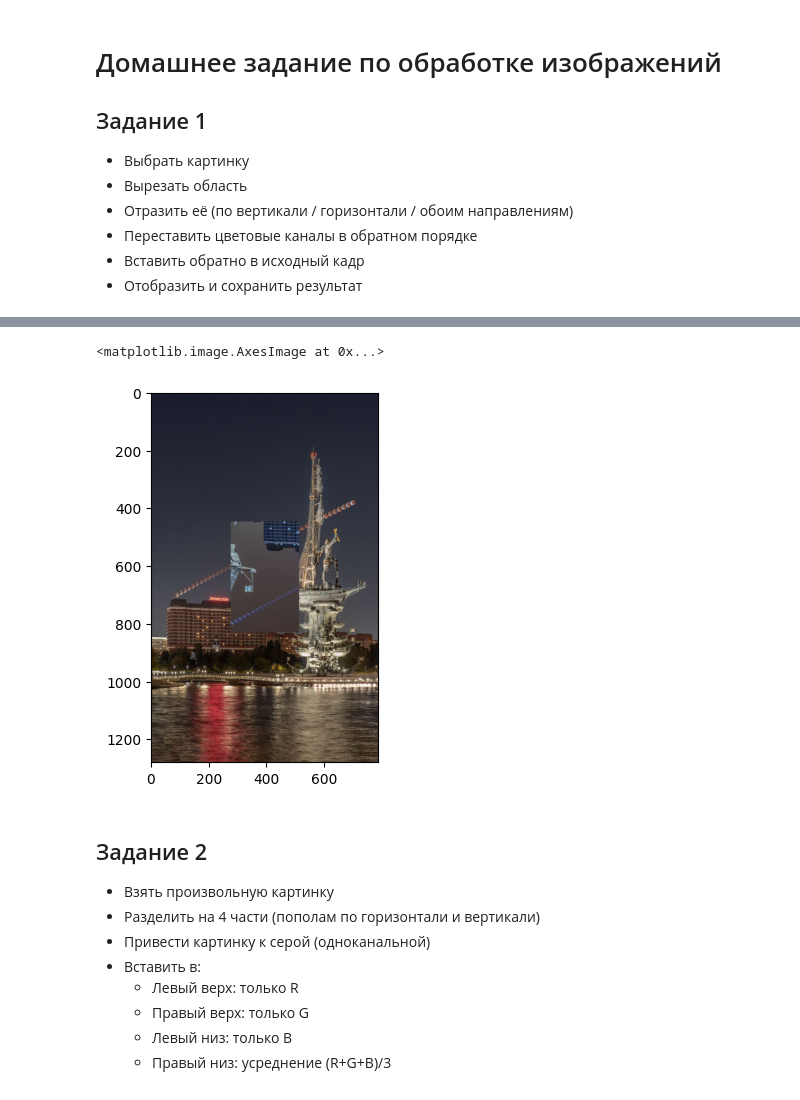
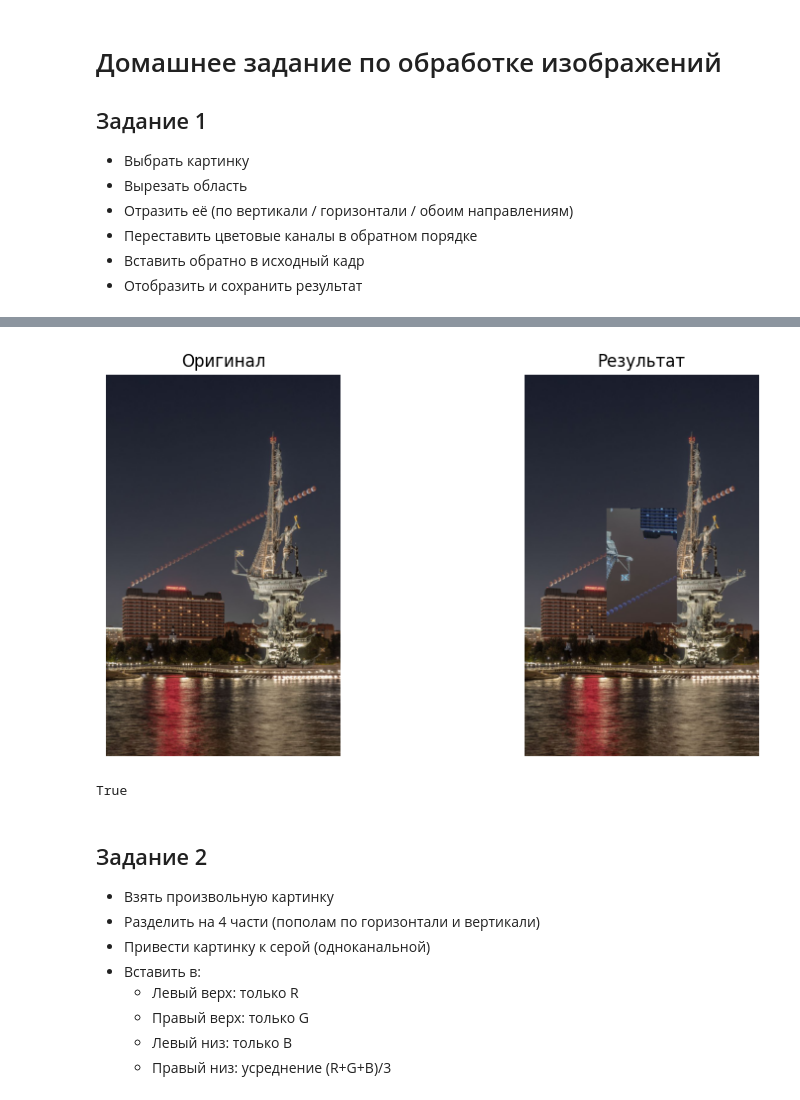
Before and after one commit to impala-tape/cmc_msu_ml, a Jupyter notebook: Data_analisis/21_09_25/main.ipynb, the cells around one changed output, grey strips where cells are left out. Cells and saved outputs as stored; diff of their text form; code cells hidden in the pictures.

```diff
--- a/Data_analisis/21_09_25/main.ipynb
+++ b/Data_analisis/21_09_25/main.ipynb
@@ -27,27 +11,58 @@ Requirement already satisfied: six>=1.5 in c:\users\mishele dolmin\appdata\roami
 # %%
+import cv2
+import matplotlib.pyplot as plt
+
+# Загружаем изображение
+img = cv2.imread('photo1.jpg')              # замените на свой файл
+img_rgb = cv2.cvtColor(img, cv2.COLOR_BGR2RGB)
+
+# Размер изображения
 h, w = img_rgb.shape[:2]
 
+# Размер вырезки (например, 30% ширины и высоты)
 roi_w = int(w * 0.3)
 roi_h = int(h * 0.3)
 
+# Центр изображения
 cx, cy = w // 2, h // 2
 
-x1 = max(0, cx - roi_w // 2)
-y1 = max(0, cy - roi_h // 2)
-x2 = min(w, x1 + roi_w)
-y2 = min(h, y1 + roi_h)
+# Координаты вырезки по центру
+x1 = cx - roi_w // 2
+x2 = cx + roi_w // 2
+y1 = cy - roi_h // 2
+y2 = cy + roi_h // 2
 
+# Вырезаем область
 roi = img_rgb[y1:y2, x1:x2]
 
+# Отражаем по обеим осям (-1)
 roi_flip = cv2.flip(roi, -1)
-roi_flip = roi_flip[:, :, ::-1]     # реверс каналов
-result1 = img_rgb.copy()
-result1[y1:y2, x1:x2] = roi_flip
 
-plt.imshow(result1)
+# Переставляем цветовые каналы в обратном порядке (RGB → BGR)
+roi_flip = roi_flip[:, :, ::-1]
+
+# Вставляем обратно
+result = img_rgb.copy()
+result[y1:y2, x1:x2] = roi_flip
+
+# Отображение
+plt.figure(figsize=(10,5))
+plt.subplot(1,2,1)
+plt.title("Оригинал")
+plt.imshow(img_rgb)
+plt.axis('off')
+
+plt.subplot(1,2,2)
+plt.title("Результат")
+plt.imshow(result)
+plt.axis('off')
+plt.show()
+
+# Сохраняем результат
+cv2.imwrite('result1.jpg', cv2.cvtColor(result, cv2.COLOR_RGB2BGR))
 # %% [output]
+[figure, new version]
-<matplotlib.image.AxesImage at 0x...>
+True
-[figure, old version]
 # %% [markdown]
 ## Задание 2
 - Взять произвольную картинку
```
Also changed, not shown: parts of 2 cells of this notebook, 1 other file.
